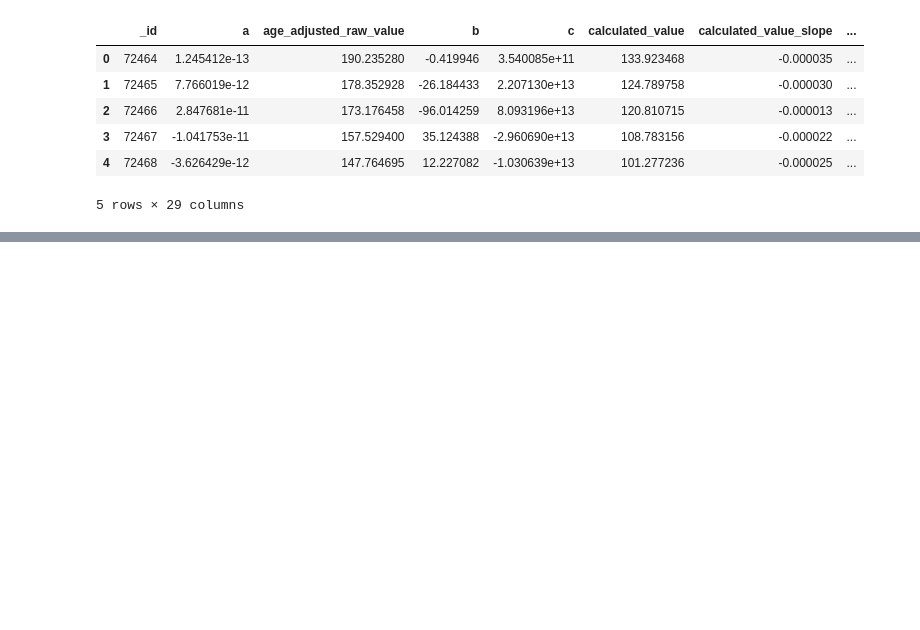
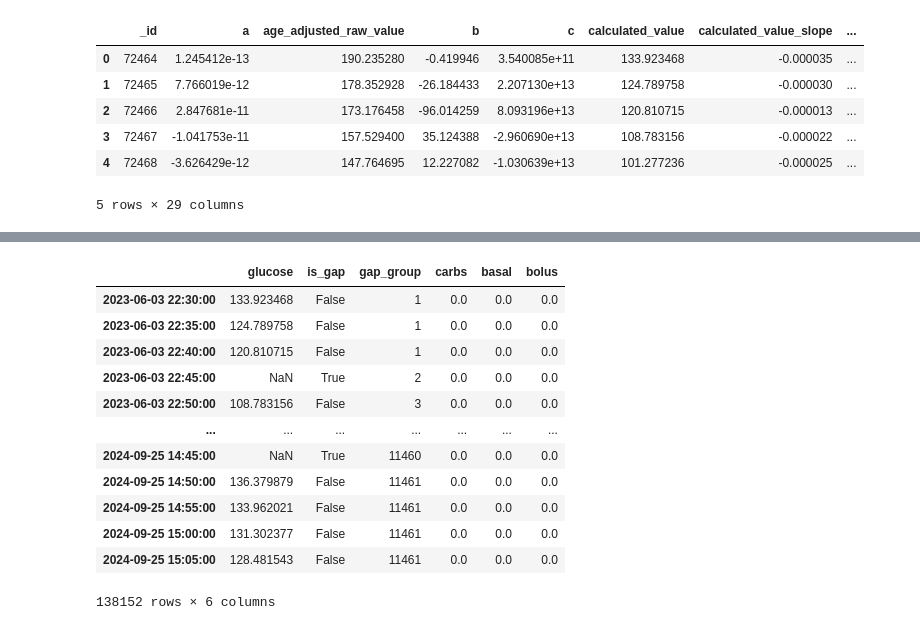
Before and after one commit to Warren8824/simple-glucose-analysis, a Jupyter notebook: preprocess_libre_data.ipynb, the cells around one changed output, grey strips where cells are left out. Drawn from its saved outputs; the diff is of its cells as text; code cells hidden in the pictures; blank space fills up the shorter version.

```diff
--- a/preprocess_libre_data.ipynb
+++ b/preprocess_libre_data.ipynb
@@ -50,0 +121,8 @@ treatments_df.head()
+# %%
+# Create dataframes with only our required columns and rename calculated_value to glucose
+bg_df = bg_df[['calculated_value', 'timestamp']].copy()
+bg_df.set_index('timestamp', inplace=True)
+bg_df.rename(columns={'calculated_value': 'glucose'}, inplace=True)
+
+treatments_df = treatments_df[['carbs', 'basal', 'bolus', 'timestamp']].copy()
+treatments_df.set_index('timestamp', inplace=True)
@@ -50,0 +167,16 @@ treatments_df.head()
+# %%
+# Resample bg_data to 5-minute intervals
+bg_df = bg_df.resample('5min').mean()
+
+# Resample treatments_df to 5-minute intervals, aggregating data
+# You can choose different aggregation methods, e.g., sum, mean, first, etc.
+treatments_df = treatments_df.resample('5min').sum()  # The sum of all values for the same 5-minute intervals
+
+# Create a date range covering the entire period
+full_date_range = pd.date_range(start=min(bg_df.index.min(), treatments_df.index.min()),
+                                end=max(bg_df.index.max(), treatments_df.index.max()),
+                                freq='5min')
+
+# Reindex both dataframes to this full range (this will add missing timestamps with NaNs)
+bg_df = bg_df.reindex(full_date_range)  # Fill missing values in bg_df
+treatments_df = treatments_df.reindex(full_date_range).fillna(0)  # Fill missing values in treatments_df
@@ -50,0 +187,9 @@ treatments_df.head()
+# %%
+# Identify gaps in glucose readings
+bg_df['is_gap'] = bg_df['glucose'].isna()
+bg_df['gap_group'] = (bg_df['is_gap'] != bg_df['is_gap'].shift()).cumsum()
+gaps = bg_df[bg_df['is_gap']].groupby('gap_group')
+gaps_greater_than_60min = gaps.filter(lambda x: len(x) >= 12)
+
+number_of_gaps = len(gaps_greater_than_60min['gap_group'].unique())
+print(f"Number of gaps greater than 60 minutes: {number_of_gaps}")
@@ -50,0 +217,18 @@ treatments_df.head()
+# %%
+# Combine the dataframes
+combined_df = pd.concat([bg_df, treatments_df], axis=1)
+combined_df
+# %% [output]
+|  | glucose | is_gap | gap_group | carbs | basal | bolus |
+| 2023-06-03 22:30:00 | 133.923468 | False | 1 | 0.0 | 0.0 | 0.0 |
+| 2023-06-03 22:35:00 | 124.789758 | False | 1 | 0.0 | 0.0 | 0.0 |
+| 2023-06-03 22:40:00 | 120.810715 | False | 1 | 0.0 | 0.0 | 0.0 |
+| 2023-06-03 22:45:00 | NaN | True | 2 | 0.0 | 0.0 | 0.0 |
+| 2023-06-03 22:50:00 | 108.783156 | False | 3 | 0.0 | 0.0 | 0.0 |
+| ... | ... | ... | ... | ... | ... | ... |
+| 2024-09-25 14:45:00 | NaN | True | 11460 | 0.0 | 0.0 | 0.0 |
+| 2024-09-25 14:50:00 | 136.379879 | False | 11461 | 0.0 | 0.0 | 0.0 |
+| 2024-09-25 14:55:00 | 133.962021 | False | 11461 | 0.0 | 0.0 | 0.0 |
+| 2024-09-25 15:00:00 | 131.302377 | False | 11461 | 0.0 | 0.0 | 0.0 |
+| 2024-09-25 15:05:00 | 128.481543 | False | 11461 | 0.0 | 0.0 | 0.0 |
+138152 rows × 6 columns
```
Also changed, not shown: parts of 26 cells of this notebook.
